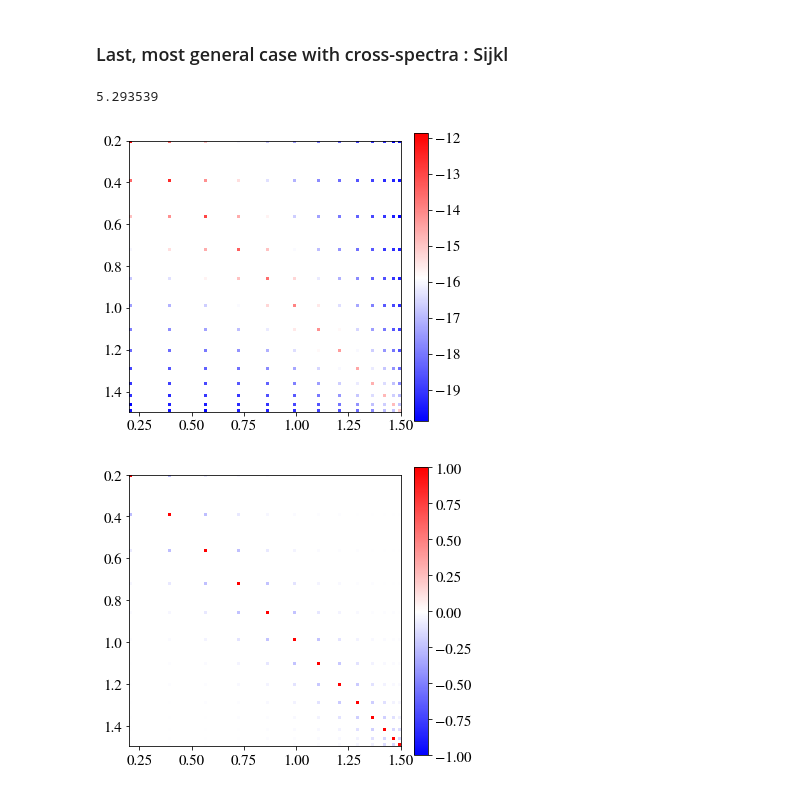
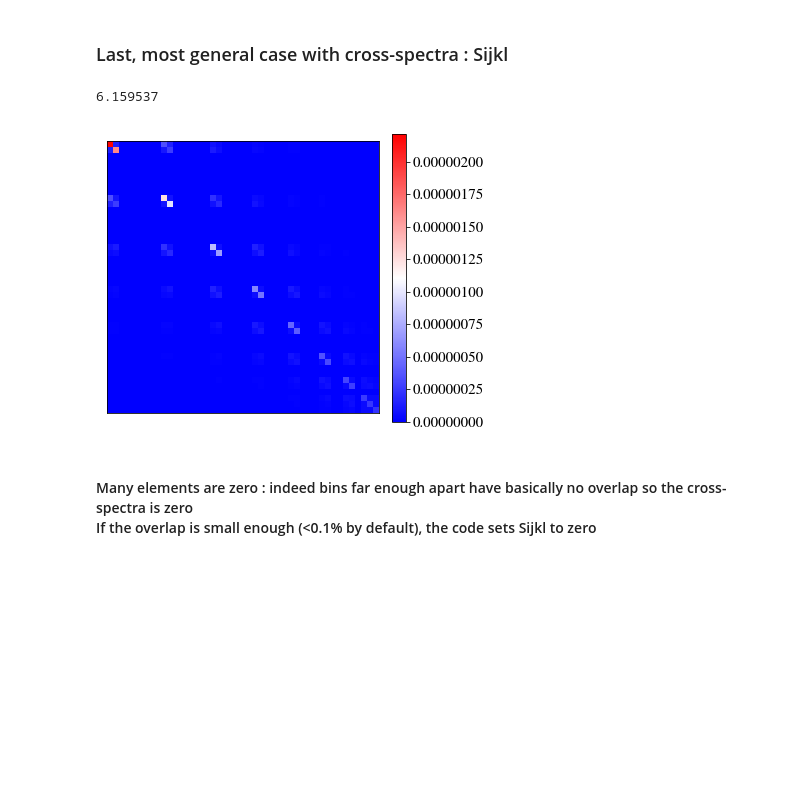
Before and after one commit to fabienlacasa/PySSC, a Jupyter notebook: examples.ipynb, the cells around one changed output. Drawn from its saved outputs; the diff is of its cells as text; code cells hidden in the pictures; blank space fills up the shorter version.

```diff
--- a/examples.ipynb
+++ b/examples.ipynb
@@ -285,53 +289,45 @@ print correl_G[0,1]
 # %% [markdown]
 <h3>Last, most general case with cross-spectra : Sijkl</h3>
 # %%
-reload(PySSC)
+#Top-hat window functions have no interest here, since the cross-spectra would be zero
+#So we go for Gaussian window functions
 t0 = time.clock()
-Sijkl_T = PySSC.Sijkl(z_arr,windows_T)
+Sijkl_G = PySSC.Sijkl(z_arr,windows_G)
 t1 = time.clock()
 print(t1-t0)
 # %% [output]
-5.293539
+6.159537
 # %%
 #Build indexing of pairs of redshift bins
-npairs_T = (nbins_T*(nbins_T+1))//2
-pairs_T  = np.zeros((2,npairs_T),dtype=int)
+npairs_G = (nbins_G*(nbins_G+1))//2
+pairs_G  = np.zeros((2,npairs_G),dtype=int)
 count       = 0
-for ibin in range(nbins_T):
-    for jbin in range(ibin,nbins_T):
-        pairs_T[0,count] = ibin
-        pairs_T[1,count] = jbin
+for ibin in range(nbins_G):
+    for jbin in range(ibin,nbins_G):
+        pairs_G[0,count] = ibin
+        pairs_G[1,count] = jbin
         count +=1
 #Recast Sijkl as a matrix of pairs, for later visualisation
-Sijkl_T_recast = np.zeros((npairs_T,npairs_T))
-for ipair in range(npairs_T):
-    ibin = pairs_T[0,ipair]
-    jbin = pairs_T[1,ipair]
-    for jpair in range(npairs_T):
-        kbin = pairs_T[0,jpair]
-        lbin = pairs_T[1,jpair]
-        Sijkl_T_recast[ipair,jpair] = Sijkl_T[ibin,jbin,kbin,lbin]
+Sijkl_G_recast = np.zeros((npairs_G,npairs_G))
+for ipair in range(npairs_G):
+    ibin = pairs_G[0,ipair]
+    jbin = pairs_G[1,ipair]
+    for jpair in range(npairs_G):
+        kbin = pairs_G[0,jpair]
+        lbin = pairs_G[1,jpair]
+        Sijkl_G_recast[ipair,jpair] = Sijkl_G[ibin,jbin,kbin,lbin]
 # %%
-#Plot ln|Sijkl|
+#Plot Sijkl|
 fig = plt.figure(figsize=(5.5,5))
-P = plt.imshow(np.log(abs(Sijkl_T_recast)),interpolation='none',cmap='bwr',extent=[zmin,zmax,zmax,zmin])
+P = plt.imshow(abs(Sijkl_G_recast),interpolation='none',cmap='bwr',extent=[zmin,zmax,zmax,zmin])
+plt.xticks([]) ; plt.yticks([])
 P.axes.tick_params(labelsize=15)
 ax1 = fig.add_axes([0.89, 0.1, 0.035, 0.8])
 cbar = plt.colorbar(P,ax1)
 cbar.ax.tick_params(labelsize=15)
 plt.show()
-#Second plot the correlation matrix
-correl_ijkl_T = np.zeros((npairs_T,npairs_T))
-for i in range(npairs_T):
-    for j in range(npairs_T):
-        correl_ijkl_T[i,j] = Sijkl_T_recast[i,j] / np.sqrt(Sijkl_T_recast[i,i]*Sijkl_T_recast[j,j])
-fig = plt.figure(figsize=(5.5,5))
-P = plt.imshow(correl_ijkl_T,interpolation='none',cmap='bwr',vmin=-1,vmax=1,extent=[zmin,zmax,zmax,zmin])
-P.axes.tick_params(labelsize=15)
-ax1 = fig.add_axes([0.89, 0.1, 0.035, 0.8])
-cbar = plt.colorbar(P,ax1)
-cbar.ax.tick_params(labelsize=15)
-plt.show()
 # %% [output]
-[figure, old version]
+[figure, new version]
-[figure, removed]
+# %% [markdown]
+<h4>Many elements are zero : indeed bins far enough apart have basically no overlap so the cross-spectra is zero
+<br>If the overlap is small enough (&lt;0.1% by default), the code sets Sijkl to zero</h4>
```
Also changed, not shown: parts of 16 cells of this notebook, 2 other files.
